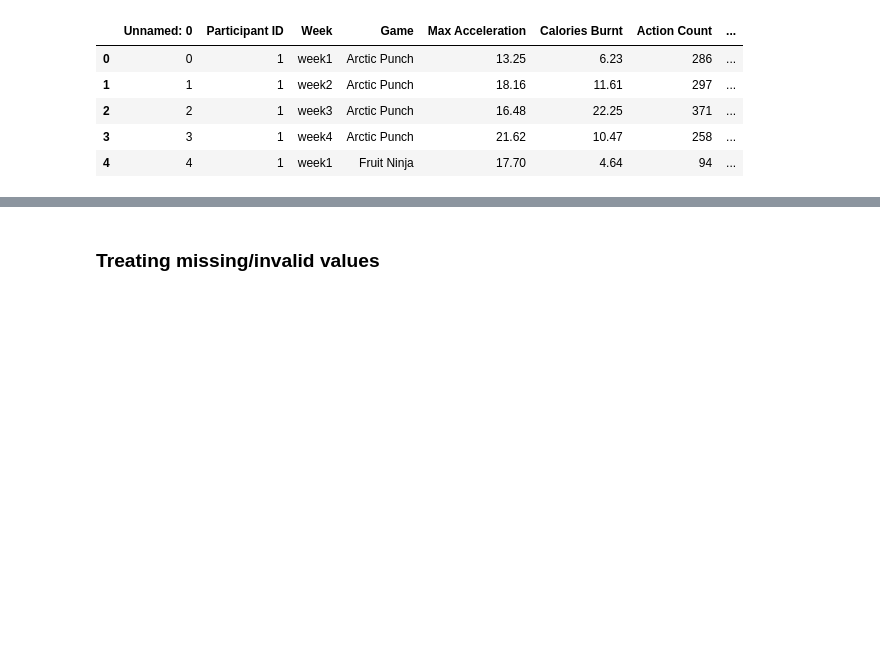
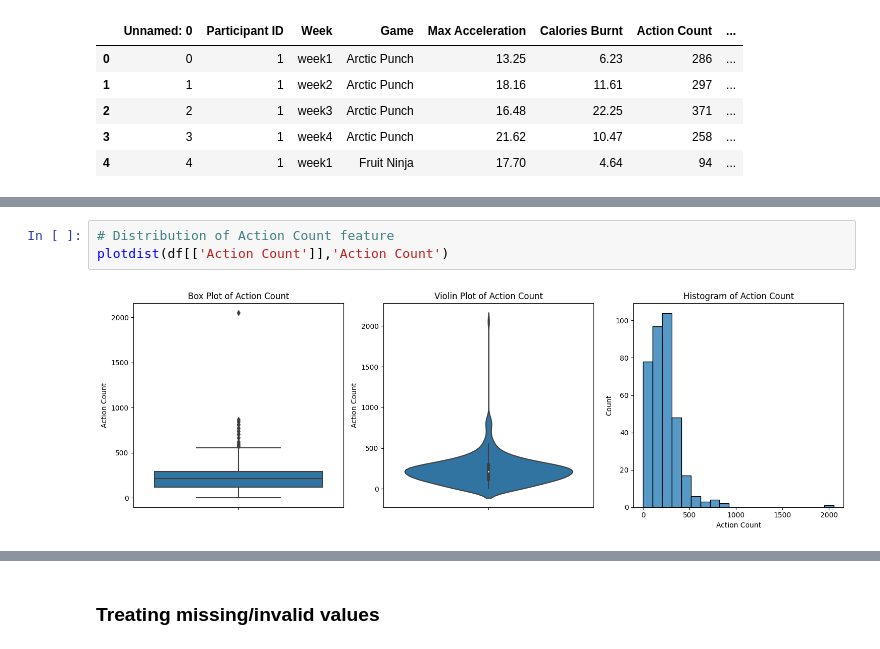
Before and after one commit to GeorgePPP/SG_walk, a Jupyter notebook: Exploratory analysis.ipynb, the cells around one changed output, grey strips where cells are left out. Saved outputs shown, nothing was run; the diff lists cells and outputs as text; blank space fills up the shorter version.

```diff
--- a/Exploratory analysis.ipynb
+++ b/Exploratory analysis.ipynb
@@ -43,0 +85,5 @@ df.head()
+# %%
+# Distribution of Action Count feature
+plotdist(df[['Action Count']],'Action Count')
+# %% [output]
+[figure, added]
```
Also changed, not shown: parts of 10 cells of this notebook.
